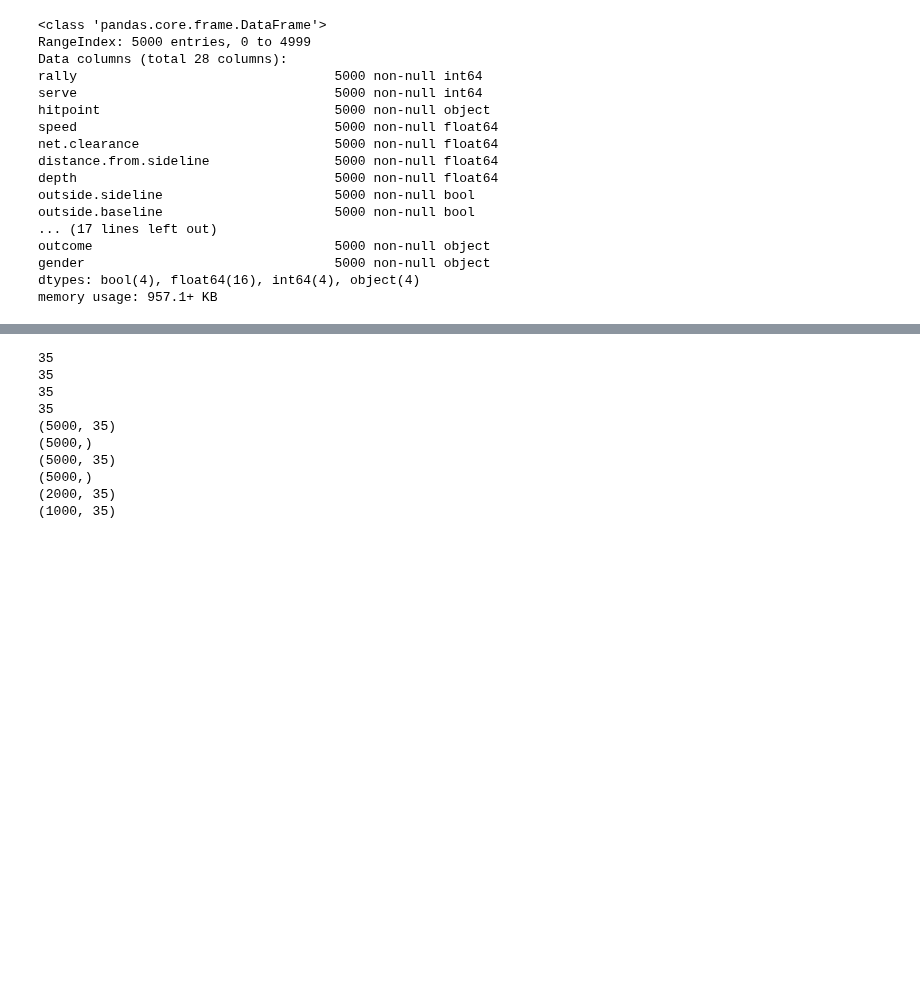
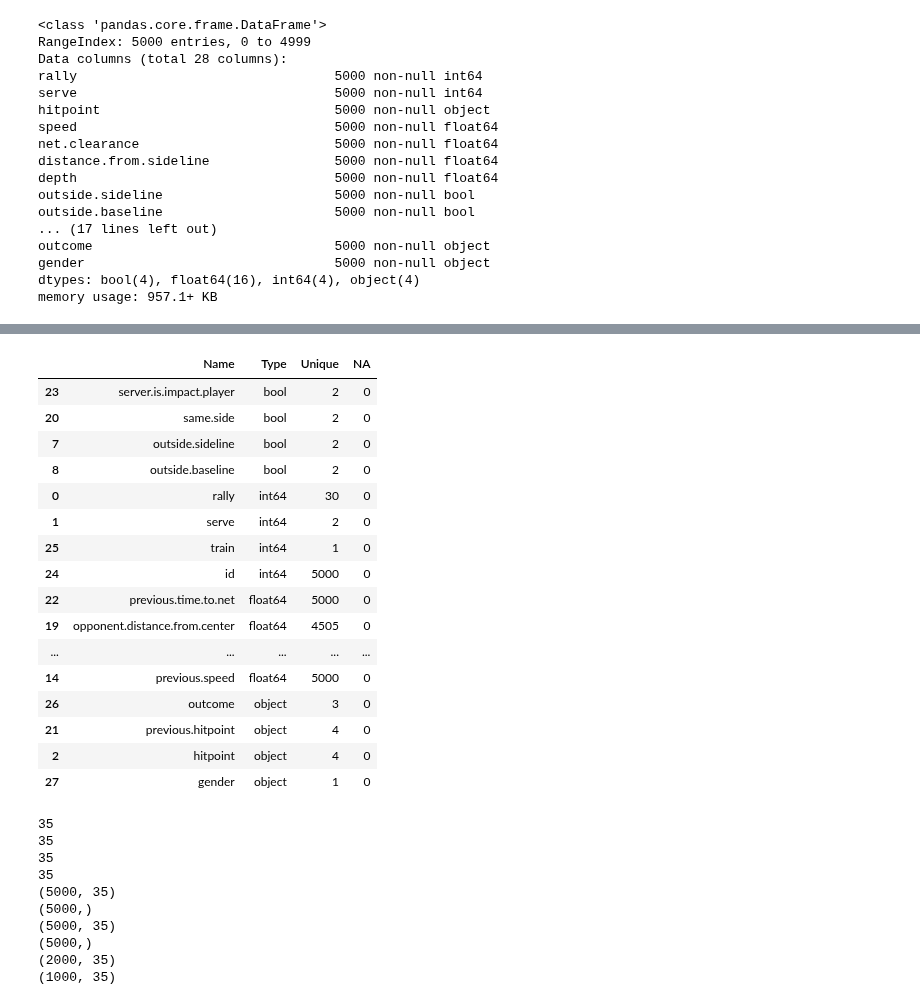
Before and after one commit to macwong/MachineLearning, a Jupyter notebook: AusOpen/AusOpen Test.ipynb, the cells around one changed output, grey strips where cells are left out. Saved outputs shown, nothing was run; the diff lists cells and outputs as text; code cells hidden in the pictures; blank space fills up the shorter version.

```diff
--- a/AusOpen/AusOpen Test.ipynb
+++ b/AusOpen/AusOpen Test.ipynb
@@ -81,3 +62,36 @@ memory usage: 957.1+ KB
+# %%
+# Analyse data
+
+men_analyse = pd.DataFrame(columns=["Name", "Type", "Unique", "NA"])
+
+for col in men_train.columns:
+    men_data = men_train[col]
+    men_analyse = men_analyse.append({
+        "Name": col,
+        "Type": men_data.dtype,
+        "Unique": men_data.nunique(),
+        "NA": men_data.isnull().sum()
+    }, ignore_index=True)
+
+men_analyse.sort_values(by = "Type")
+# %% [output]
+|  | Name | Type | Unique | NA |
+| 23 | server.is.impact.player | bool | 2 | 0 |
+| 20 | same.side | bool | 2 | 0 |
+| 7 | outside.sideline | bool | 2 | 0 |
+| 8 | outside.baseline | bool | 2 | 0 |
+| 0 | rally | int64 | 30 | 0 |
+| 1 | serve | int64 | 2 | 0 |
+| 25 | train | int64 | 1 | 0 |
+| 24 | id | int64 | 5000 | 0 |
+| 22 | previous.time.to.net | float64 | 5000 | 0 |
+| 19 | opponent.distance.from.center | float64 | 4505 | 0 |
+| ... | ... | ... | ... | ... |
+| 14 | previous.speed | float64 | 5000 | 0 |
+| 26 | outcome | object | 3 | 0 |
+| 21 | previous.hitpoint | object | 4 | 0 |
+| 2 | hitpoint | object | 4 | 0 |
+| 27 | gender | object | 1 | 0 |
 # %%
 # Remove unneeded columns
 def process_data(data):
```
Also changed, not shown: parts of 12 cells of this notebook.
